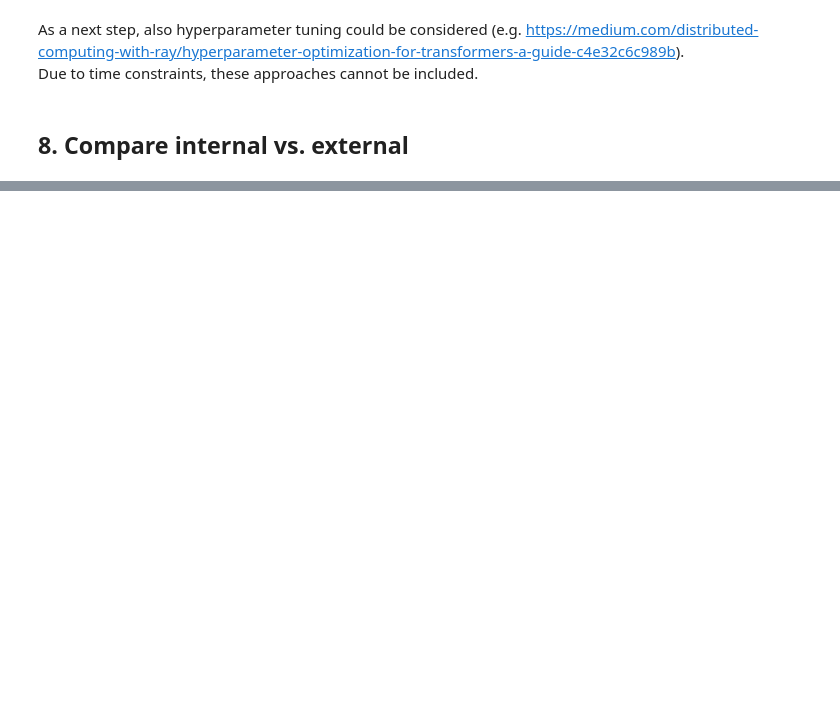
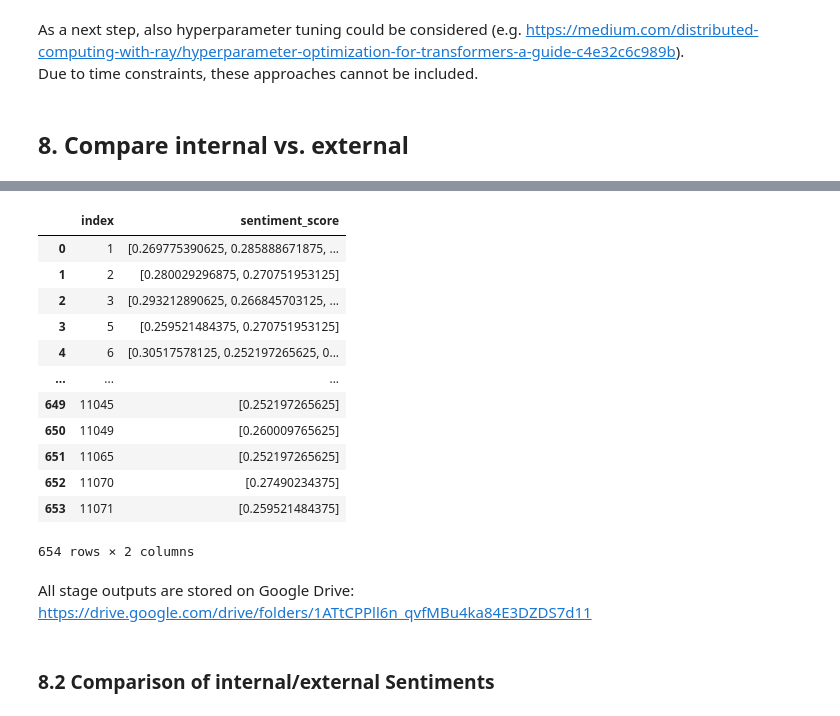
Before and after one commit to syX113/hslu-nlp, a Jupyter notebook: stage3/03-train-classifier.ipynb, the cells around one changed output, grey strips where cells are left out. Drawn from its saved outputs; the diff is of its cells as text; code cells hidden in the pictures; blank space fills up the shorter version.

Commit message:
added inference with finetuned model

```diff
--- a/stage3/03-train-classifier.ipynb
+++ b/stage3/03-train-classifier.ipynb
@@ -944,0 +1047,4 @@ Due to time constraints, these approaches cannot be included.
+# %%
+df = load_data('../stage2/output/stage2_output.csv')
+exploded_df = df[['title', 'sentence_tokens']].explode('sentence_tokens').reset_index()
+exploded_df.head()
@@ -944,0 +1058,21 @@ Due to time constraints, these approaches cannot be included.
+# %%
+# Ensure correct dataset class is loaded
+from datasets import Dataset
+
+# Convert pandas DataFrame to Huggingface Dataset
+sentence_dataset = Dataset.from_pandas(exploded_df)
+
+# Load the tokenizer for RoBERTa
+roberta_tokenizer = RobertaTokenizerFast.from_pretrained(model_name)
+
+# Define the modified function to tokenize sentences
+def tokenize_and_format_sentence(examples):
+    tokenized_inputs = roberta_tokenizer(examples['sentence_tokens'], truncation=True, padding='max_length')
+    return tokenized_inputs
+
+# Tokenizing the datasets and set the correct data format for PyTorch
+sentence_dataset = sentence_dataset.map(tokenize_and_format_sentence, batched=True)
+sentence_dataset.set_format('torch', columns=['input_ids', 'attention_mask'])
+# %%
+# Conduct sentiment prediction with the model
+sentiment_predictions = inference_roberta.predict(sentence_dataset)
@@ -944,0 +1081,34 @@ Due to time constraints, these approaches cannot be included.
+# %%
+# Extract scores and add them to original dataframe
+sentiment_scores = sentiment_predictions.predictions[:, 0]
+
+# Add the sentiment scores to the sentences
+exploded_df['sentiment_score'] = sentiment_scores
+
+# Aggregate the sentiment scores back to the original 'index' or 'title'
+aggregated_df = exploded_df.groupby('index')['sentiment_score'].apply(list).reset_index()
+# %%
+# Aggregate on document level and merge the dataframes on index/preserved index
+aggregated_df = exploded_df.groupby('title')['sentiment_score'].apply(list).reset_index()
+final_df = df.merge(aggregated_df, left_index=True, right_on='index')
+
+# Rename the column
+final_df.rename(columns={'sentiment_score': 'st3_sentiment_llm_continuous'}, inplace=True)
+
+# Create a new column that contains the mean of sentiment scores
+final_df['st3_sentiment_llm_continuous_mean'] = final_df['st3_sentiment_llm_continuous'].apply(lambda x: sum(x)/len(x))
+final_df.head()
+# %% [output]
+|  | index | sentiment_score |
+| 0 | 1 | [0.269775390625, 0.285888671875, ... |
+| 1 | 2 | [0.280029296875, 0.270751953125] |
+| 2 | 3 | [0.293212890625, 0.266845703125, ... |
+| 3 | 5 | [0.259521484375, 0.270751953125] |
+| 4 | 6 | [0.30517578125, 0.252197265625, 0... |
+| ... | ... | ... |
+| 649 | 11045 | [0.252197265625] |
+| 650 | 11049 | [0.260009765625] |
+| 651 | 11065 | [0.252197265625] |
+| 652 | 11070 | [0.27490234375] |
+| 653 | 11071 | [0.259521484375] |
+654 rows × 2 columns
@@ -944,0 +1120,5 @@ Due to time constraints, these approaches cannot be included.
+# %% [markdown]
+All stage outputs are stored on Google Drive:
+https://drive.google.com/drive/folders/1ATtCPPll6n_qvfMBu4ka84E3DZDS7d11
+# %% [markdown]
+### 8.2 Comparison of internal/external Sentiments
```
Also changed, not shown: parts of 25 cells of this notebook, 3 other files.
